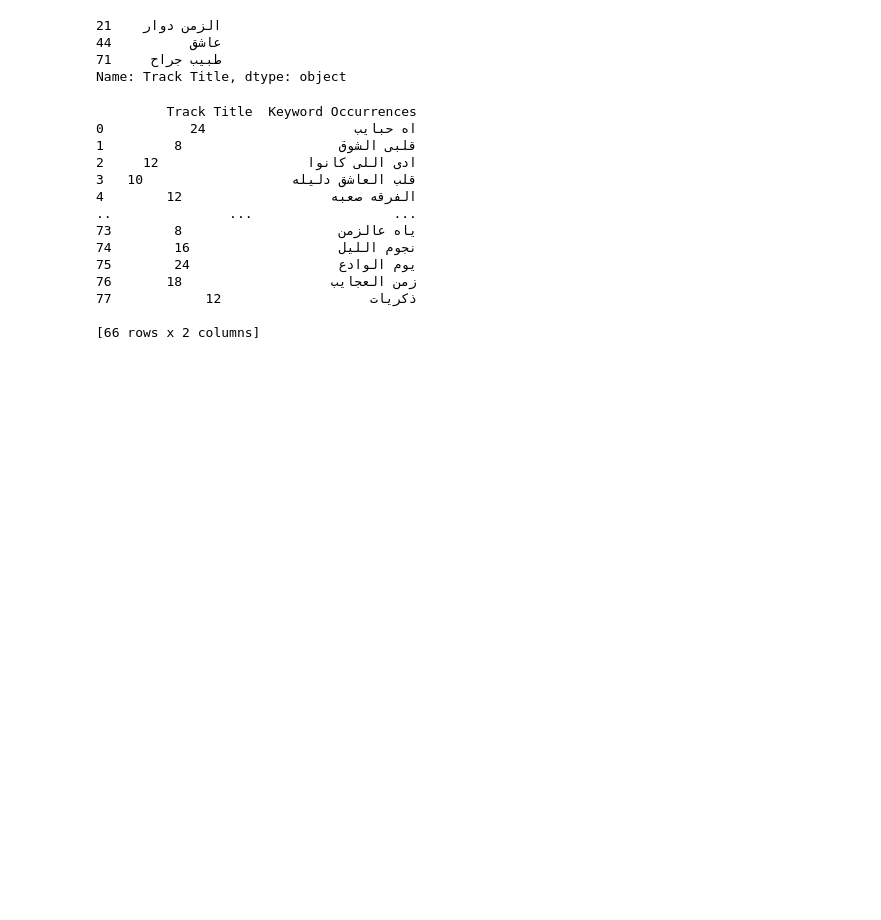
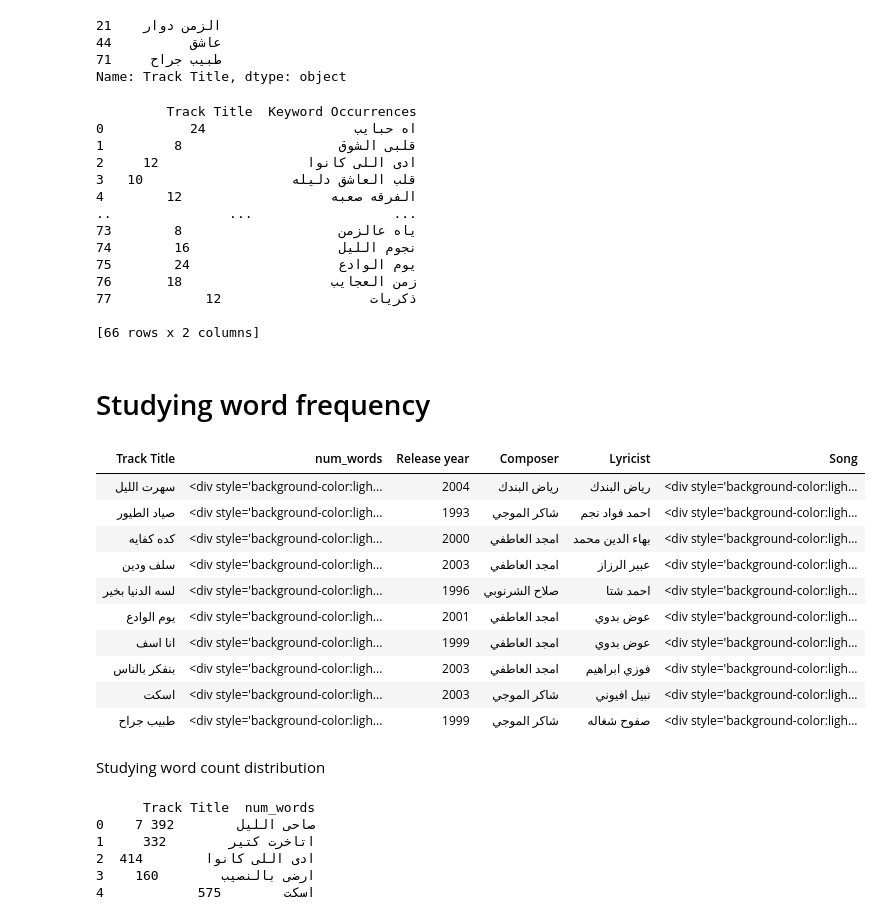
Before and after one commit to YoussefMohAttia/Arabic-Lyrics-Analysis-LLM, a Jupyter notebook: Preprocessing.ipynb, the cells around one changed output. Cells and saved outputs as stored; diff of their text form; code cells hidden in the pictures; blank space fills up the shorter version.

```diff
--- a/Preprocessing.ipynb
+++ b/Preprocessing.ipynb
@@ -227,3 +281,5 @@ print(filtered_songs[['Track Title', 'Keyword Occurrences']])
 77            ذكريات                   12
 
 [66 rows x 2 columns]
+# %% [markdown]
+# Studying word frequency
@@ -229,0 +297,58 @@ print(filtered_songs[['Track Title', 'Keyword Occurrences']])
+# %%
+# Select the topmost songs with the highest word count
+topmost = 10
+test_sample = (
+    full_word_count.head(topmost)
+    .assign(
+        num_words=lambda df: df['num_words'].apply(lambda x: f"<div style='background-color:lightblue'>{x}</div>"),
+        Song=lambda df: df['Track Title'].apply(lambda x: f"<div style='background-color:lightpink'>{x}</div>")
+    )
+)
+
+# Convert the DataFrame to an HTML table
+from tabulate import tabulate
+html_table = tabulate(
+    test_sample,
+    headers="keys",
+    tablefmt="html",
+    showindex=False
+)
+
+# Display the HTML table
+from IPython.core.display import display, HTML
+display(HTML(html_table))
+# %% [output]
+| Track Title | num_words | Release year | Composer | Lyricist | Song |
+| سهرت الليل | <div style='background-color:ligh... | 2004 | رياض البندك | رياض البندك | <div style='background-color:ligh... |
+| صياد الطيور | <div style='background-color:ligh... | 1993 | شاكر الموجي | احمد فواد نجم | <div style='background-color:ligh... |
+| كده كفايه | <div style='background-color:ligh... | 2000 | امجد العاطفي | بهاء الدين محمد | <div style='background-color:ligh... |
+| سلف ودين | <div style='background-color:ligh... | 2003 | امجد العاطفي | عبير الرزاز | <div style='background-color:ligh... |
+| لسه الدنيا بخير | <div style='background-color:ligh... | 1996 | صلاح الشرنوبي | احمد شتا | <div style='background-color:ligh... |
+| يوم الوادع | <div style='background-color:ligh... | 2001 | امجد العاطفي | عوض بدوي | <div style='background-color:ligh... |
+| انا اسف | <div style='background-color:ligh... | 1999 | امجد العاطفي | عوض بدوي | <div style='background-color:ligh... |
+| بنفكر بالناس | <div style='background-color:ligh... | 2003 | امجد العاطفي | فوزي ابراهيم | <div style='background-color:ligh... |
+| اسكت | <div style='background-color:ligh... | 2003 | شاكر الموجي | نبيل افيوني | <div style='background-color:ligh... |
+| طبيب جراح | <div style='background-color:ligh... | 1999 | شاكر الموجي | صفوح شغاله | <div style='background-color:ligh... |
+# %% [markdown]
+Studying word count distribution
+# %%
+# Calculate lyrics length distribution
+lyrics_len_dist = (
+    data[['Track Title', 'Tokenized & Preprocessed Lyrics']]
+    .assign(Word=lambda df: df['Tokenized & Preprocessed Lyrics'].str.split())
+    .explode('Word')
+    .groupby('Track Title')
+    .size()
+    .reset_index(name='num_words')
+    .drop_duplicates()
+)
+
+# Display the result
+print(lyrics_len_dist.head())
+# %% [output]
+      Track Title  num_words
+0    7 صاحى الليل        392
+1     اتاخرت كتير        332
+2  ادى اللى كانوا        414
+3    ارضى بالنصيب        160
+4            اسكت        575
```
Also changed, not shown: parts of 22 cells of this notebook.
